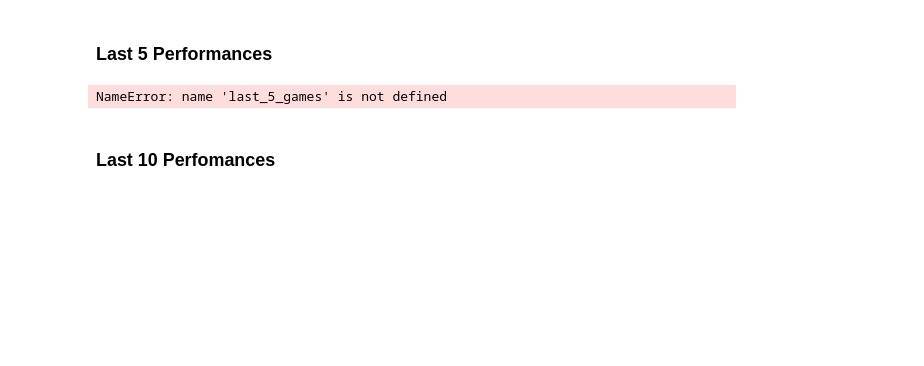
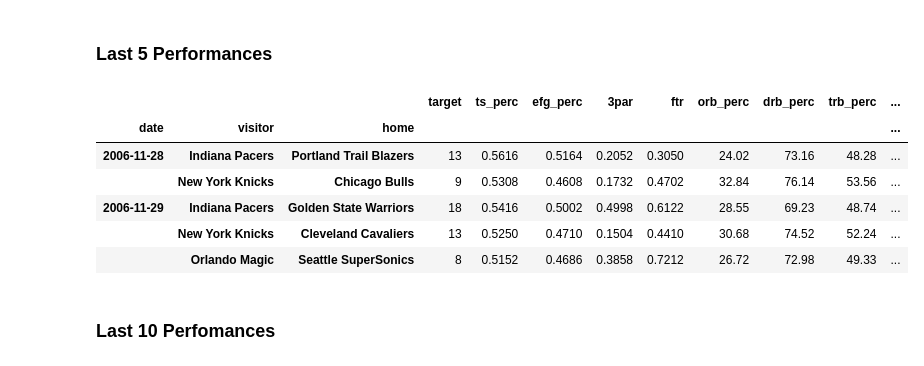
Before and after one commit to tylerengland25/NBA, a Jupyter notebook: backend/analysis/3p_advanced_totals.ipynb, the cells around one changed output. Cells and saved outputs as stored; diff of their text form; code cells hidden in the pictures; blank space fills up the shorter version.

```diff
--- a/backend/analysis/3p_advanced_totals.ipynb
+++ b/backend/analysis/3p_advanced_totals.ipynb
@@ -317,32 +248,58 @@ last_game.sample(5)
 # %%
 stats = ['ts_perc', 'efg_perc', '3par', 'ftr', 'orb_perc', 'drb_perc', 'trb_perc',
          'ast_perc', 'stl_perc', 'blk_perc', 'tov_perc', 'usg_perc', 'ortg', 'drtg']
 dates = ['_1', '_2', '_3', '_4', '_5']
-trends = ['_trend_3', '_trend_5', '_trend_10']
 cols = ['date', 'visitor', 'home', 'team', 'target'] + \
-    [tup[0] + tup[1] for tup in list(itertools.product(stats, dates))] + \
-    [tup[0] + tup[1] for tup in list(itertools.product(stats, trends))]
+    [tup[0] + tup[1] for tup in list(itertools.product(stats, dates))]
 
-last_5_game = last_15_games[cols].copy()
+last_5_games = last_15_games[cols].copy()
 
+# Calculate mean for each stat over a team's last performance
 for stat in stats:
-    last_5_game[stat] = 0
+    last_5_games[stat] = 0
     for date in dates:
-        last_5_game[stat] = last_5_game[stat] + last_5_game[stat + date]
+        last_5_games[stat] = last_5_games[stat] + last_5_games[stat + date]
 
-    last_5_game[stat] = last_5_game[stat] / len(dates)
+    last_5_games[stat] = last_5_games[stat] / len(dates)
 
-last_5_game = last_5_game.groupby(['date', 'visitor', 'home']).aggregate(['mean', 'sum'])
+# Calculate standard deviation for each stat over a team's performance
+for stat in stats:
+    last_5_games[stat + '_std'] = 0
+    for date in dates:
+        last_5_games[stat + '_std'] = last_5_games[stat + '_std'] + ((last_5_games[stat + date] - last_5_games[stat]) ** 2)
+
+    last_5_games[stat + '_std'] = last_5_games[stat + '_std'] / len(dates)
+    last_5_games[stat + '_std'] = last_5_games[stat + '_std'] ** .5
+
+# Feature engineer trends
+for stat in stats:
+    last_5_games[stat + '_trend'] = 0
+    for date in dates[:3]:
+        last_5_games[stat + '_trend'] = last_5_games[stat + '_trend'] + \
+                                        z_score(last_5_games[stat + date], last_5_games[stat], last_5_games[stat + '_std']).fillna(0)
+
+    last_5_games[stat + '_trend'] = last_5_games[stat + '_trend'] / len(dates[:3])
+
+last_5_games = last_5_games.groupby(['date', 'visitor', 'home']).aggregate(['mean', 'sum'])
 
 last_5_game_cols = [col
                     for col in last_5_games.columns
-                    if ('_perc' in col[0] and 'mean' == col[1] and 'usg' not in col[0]) or ('_perc' not in col[0] and 'sum' == col[1])]
+                    if (col[0] == 'target' and col[1] == 'sum') or \
+                       (col[0] in stats and col[1] == 'sum' and '_perc' not in col[0]) or \
+                       (col[0] in stats and col[1] == 'mean' and '_perc' in col[0]) or \
+                       ('_trend' in col[0] and col[1] == 'sum')]
 
 last_5_games = last_5_games[last_5_game_cols].dropna(axis=0)
 last_5_games.columns = [col[0] for col in last_5_games.columns]
 last_5_games.head()
 # %% [output]
-NameError: name 'last_5_games' is not defined
+|  |  |  | target | ts_perc | efg_perc | 3par | ftr | orb_perc | drb_perc | trb_perc | ... |
+| date | visitor | home |  |  |  |  |  |  |  |  | ... |
+| 2006-11-28 | Indiana Pacers | Portland Trail Blazers | 13 | 0.5616 | 0.5164 | 0.2052 | 0.3050 | 24.02 | 73.16 | 48.28 | ... |
+|  | New York Knicks | Chicago Bulls | 9 | 0.5308 | 0.4608 | 0.1732 | 0.4702 | 32.84 | 76.14 | 53.56 | ... |
+| 2006-11-29 | Indiana Pacers | Golden State Warriors | 18 | 0.5416 | 0.5002 | 0.4998 | 0.6122 | 28.55 | 69.23 | 48.74 | ... |
+|  | New York Knicks | Cleveland Cavaliers | 13 | 0.5250 | 0.4710 | 0.1504 | 0.4410 | 30.68 | 74.52 | 52.24 | ... |
+|  | Orlando Magic | Seattle SuperSonics | 8 | 0.5152 | 0.4686 | 0.3858 | 0.7212 | 26.72 | 72.98 | 49.33 | ... |
 # %% [markdown]
 ### Last 10 Perfomances
 # %%
```
Also changed, not shown: parts of 14 cells of this notebook, 2 other files.
